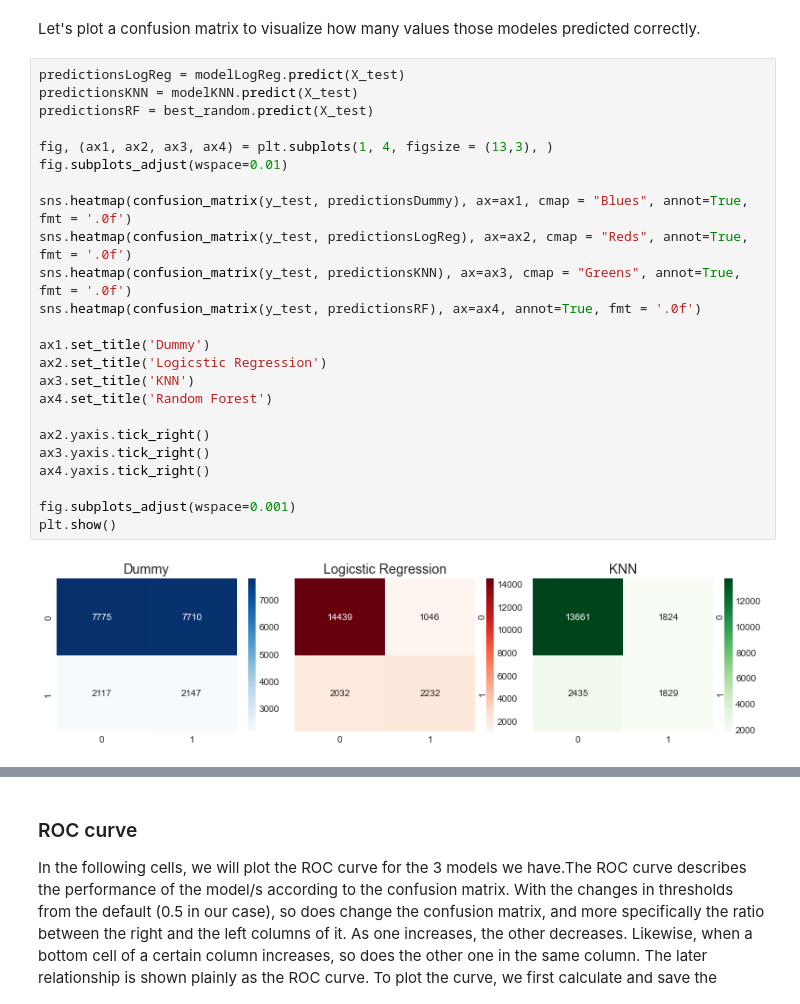
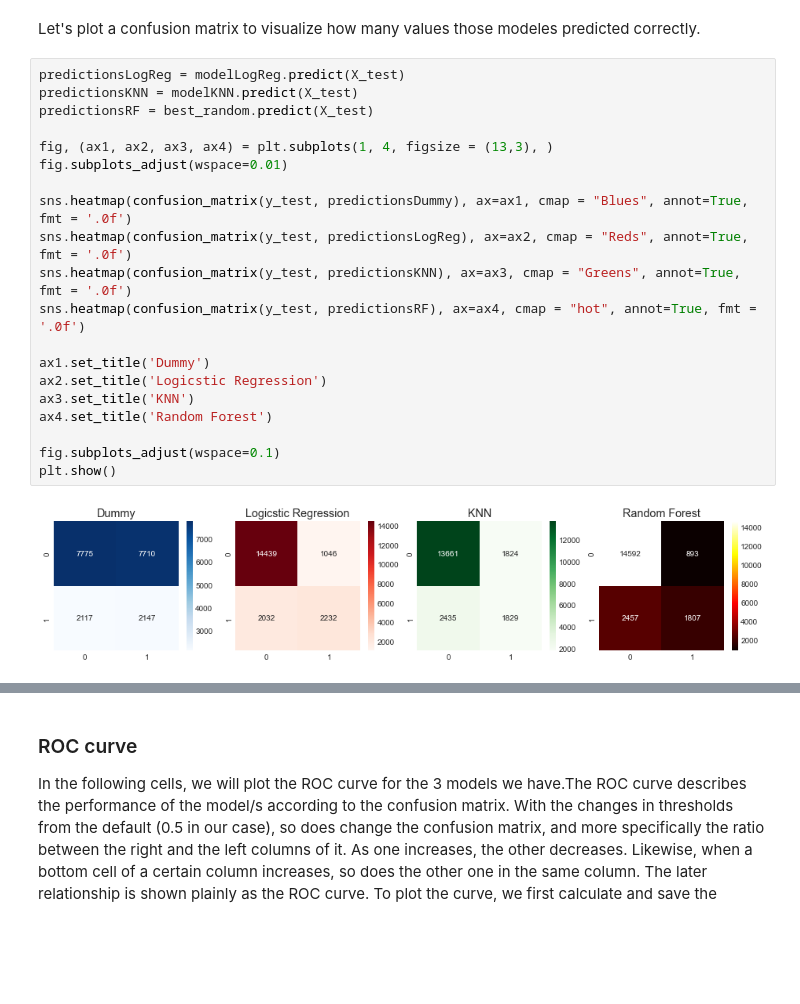
Before and after one commit to sandler2806/Data-Visualization, a Jupyter notebook: ClassificationProject_RainPrediction.ipynb, the cells around one changed output, grey strips where cells are left out. Cells and saved outputs as stored; diff of their text form; blank space fills up the shorter version.

```diff
--- a/ClassificationProject_RainPrediction.ipynb
+++ b/ClassificationProject_RainPrediction.ipynb
@@ -921,27 +923,23 @@ Let's plot a confusion matrix to visualize how many values those modeles predict
 # %%
 predictionsLogReg = modelLogReg.predict(X_test)
 predictionsKNN = modelKNN.predict(X_test)
 predictionsRF = best_random.predict(X_test)
 
 fig, (ax1, ax2, ax3, ax4) = plt.subplots(1, 4, figsize = (13,3), )
 fig.subplots_adjust(wspace=0.01)
 
 sns.heatmap(confusion_matrix(y_test, predictionsDummy), ax=ax1, cmap = "Blues", annot=True, fmt = '.0f')
 sns.heatmap(confusion_matrix(y_test, predictionsLogReg), ax=ax2, cmap = "Reds", annot=True, fmt = '.0f')
 sns.heatmap(confusion_matrix(y_test, predictionsKNN), ax=ax3, cmap = "Greens", annot=True, fmt = '.0f')
-sns.heatmap(confusion_matrix(y_test, predictionsRF), ax=ax4, annot=True, fmt = '.0f')
+sns.heatmap(confusion_matrix(y_test, predictionsRF), ax=ax4, cmap = "hot", annot=True, fmt = '.0f')
 
 ax1.set_title('Dummy')
 ax2.set_title('Logicstic Regression')
 ax3.set_title('KNN')
 ax4.set_title('Random Forest')
 
-ax2.yaxis.tick_right()
-ax3.yaxis.tick_right()
-ax4.yaxis.tick_right()
-
-fig.subplots_adjust(wspace=0.001)
+fig.subplots_adjust(wspace=0.1)
 plt.show()
 # %% [output]
-[figure, old version]
+[figure, new version]
 # %%
```
Also changed, not shown: parts of 5 cells of this notebook.
